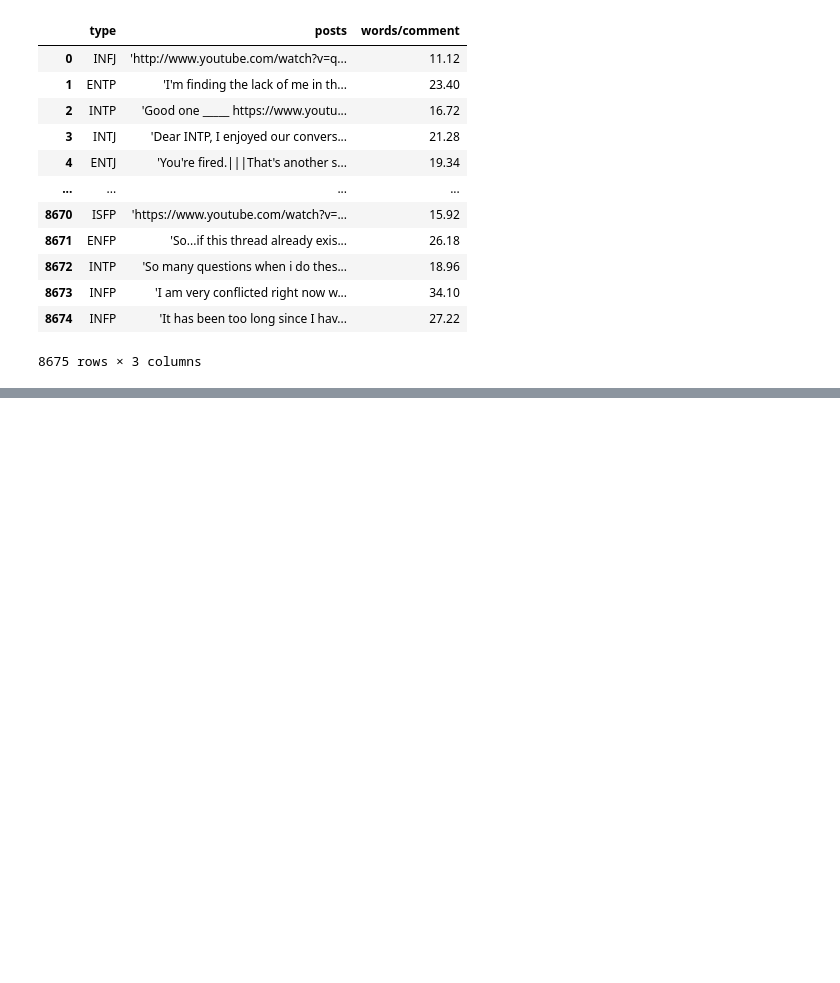
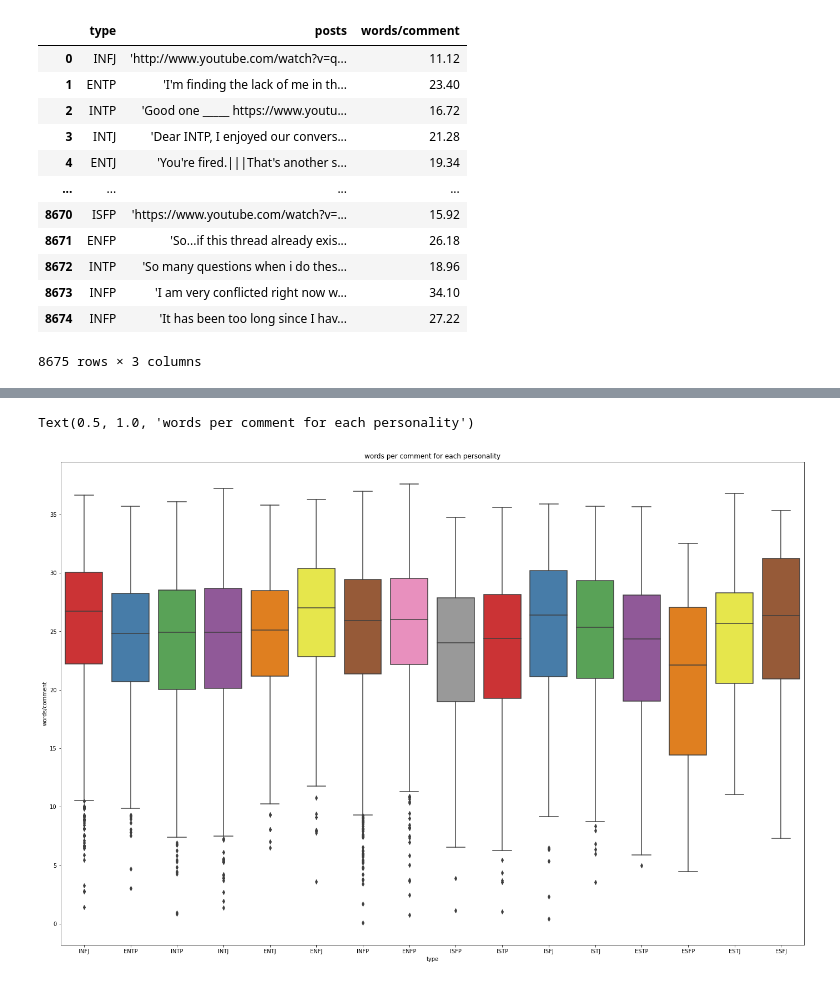
Before and after one commit to admunk/ece143project, a Jupyter notebook: data_visualization/mbti-self.ipynb, the cells around one changed output, grey strips where cells are left out. Cells and saved outputs as stored; diff of their text form; code cells hidden in the pictures; blank space fills up the shorter version.

Commit message:
Update mbti-self.ipynb
update to visualization. including seperate figures and the pie chart

```diff
--- a/data_visualization/mbti-self.ipynb
+++ b/data_visualization/mbti-self.ipynb
@@ -55,0 +56,7 @@ Text(0.5, 1.0, 'words per comment for each personality')
+# %%
+#seperate the upper figure into 2 figures(1)
+plt.figure(figsize=(24,16))
+sns.boxplot(x='type', y='words/comment', data=df, palette='Set1').set_title('words per comment for each personality')
+# %% [output]
+Text(0.5, 1.0, 'words per comment for each personality')
+[figure, added]
```
Also changed, not shown: parts of 5 cells of this notebook.
